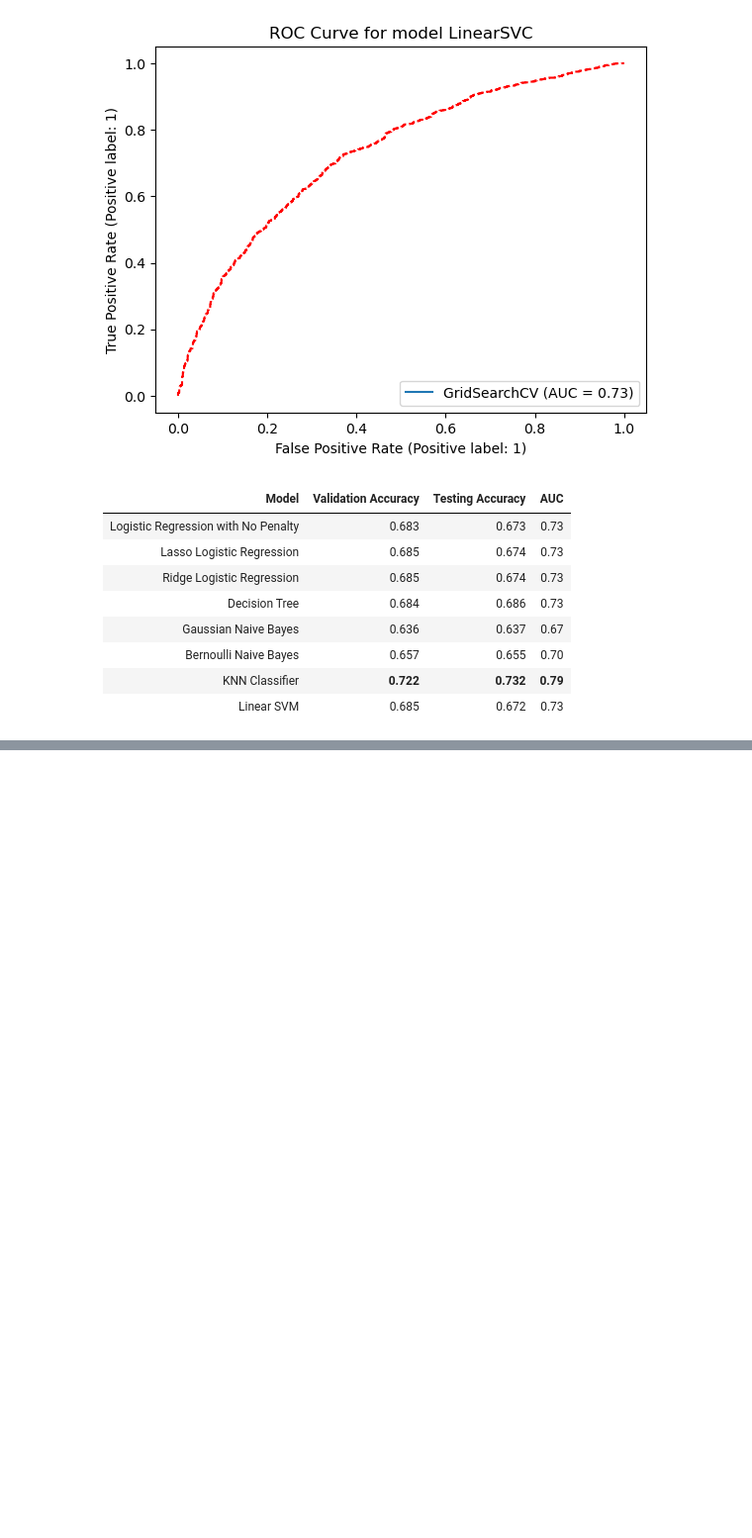
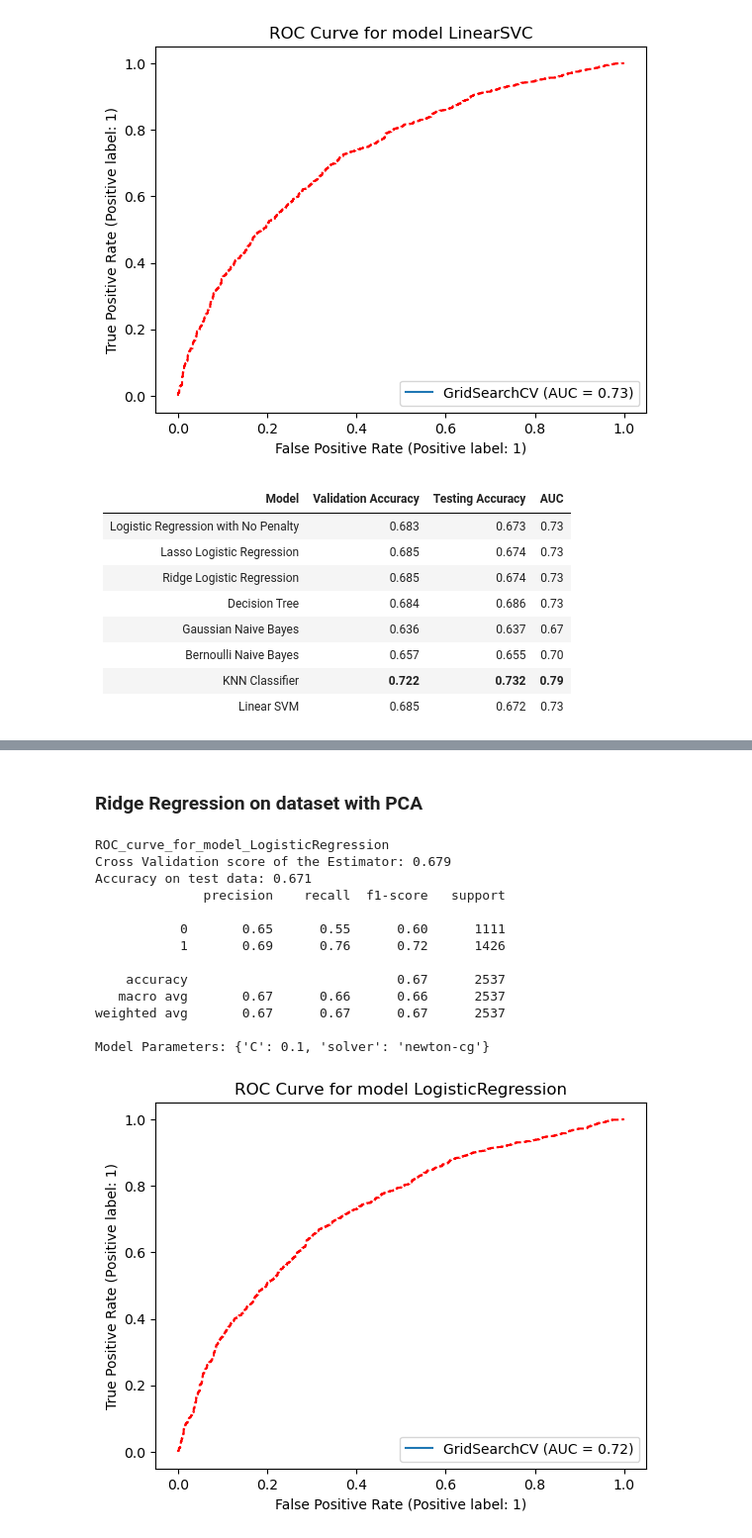
Before and after one commit to nbajam/BH-PCAIML-project, a Jupyter notebook: bh_pcaiml_project_final.ipynb, the cells around one changed output, grey strips where cells are left out. Shown at 99% size. Drawn from its saved outputs; the diff is of its cells as text; code cells hidden in the pictures; blank space fills up the shorter version.

```diff
--- a/bh_pcaiml_project_final.ipynb
+++ b/bh_pcaiml_project_final.ipynb
@@ -715,0 +854,31 @@ Those are models that are fast to train, for now, knn classifier and decision tr
+# %% [markdown]
+### Ridge Regression on dataset with PCA
+# %%
+param_grid = dict(C=[10 ** x for x in range(-1, 2)],
+                  solver=['newton-cg', 'lbfgs', 'sag', 'saga'])
+
+ridge_model = LogisticRegression(penalty='l2',
+                                 max_iter=200,
+                                 random_state=0)
+
+ridge_pca_gscv = GridSearchCV(estimator=ridge_model,
+                              param_grid=param_grid)
+
+ridge_pca_gscv.fit(X_train_pca, y_train)
+print(f"ROC_curve_for_model_{ridge_pca_gscv.estimator.__class__.__name__}")
+evaluate_model(ridge_pca_gscv, X_test_pca, y_test)
+# %% [output]
+ROC_curve_for_model_LogisticRegression
+Cross Validation score of the Estimator: 0.679
+Accuracy on test data: 0.671
+              precision    recall  f1-score   support
+
+           0       0.65      0.55      0.60      1111
+           1       0.69      0.76      0.72      1426
+
+    accuracy                           0.67      2537
+   macro avg       0.67      0.66      0.66      2537
+weighted avg       0.67      0.67      0.67      2537
+
+Model Parameters: {'C': 0.1, 'solver': 'newton-cg'}
+[figure, added]
```
Also changed, not shown: parts of 21 cells of this notebook, 6 other files.
